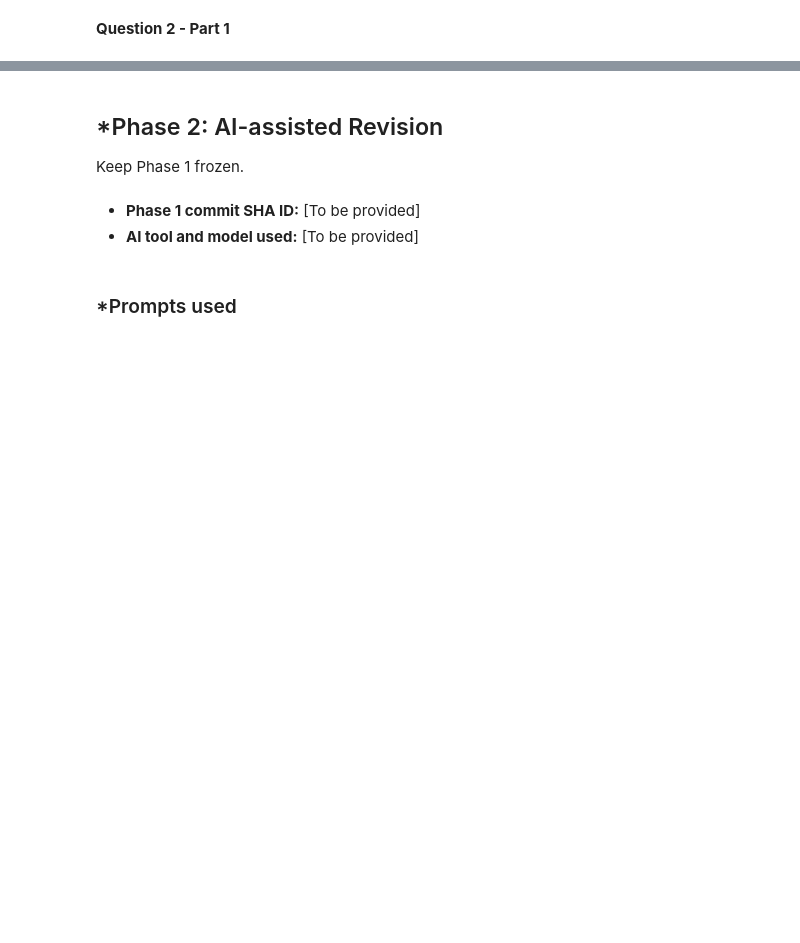
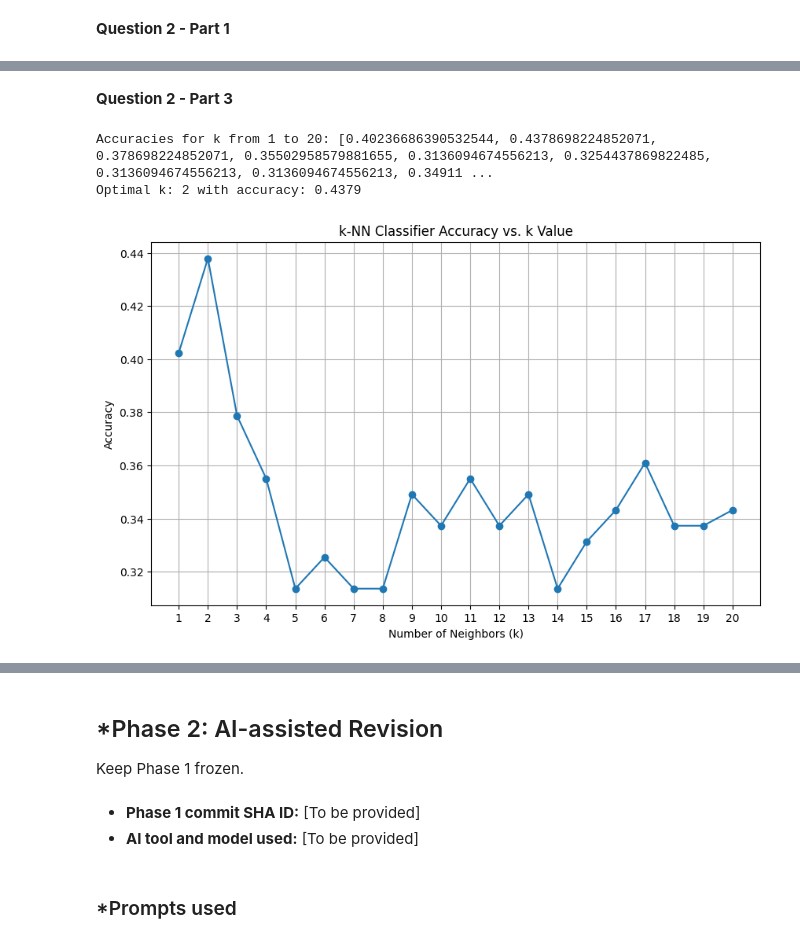
Before and after one commit to nithyasg05/A03-knn, a Jupyter notebook: DS 3001 - A03.ipynb, the cells around one changed output, grey strips where cells are left out. Drawn from its saved outputs; the diff is of its cells as text; code cells hidden in the pictures; blank space fills up the shorter version.

```diff
--- a/DS 3001 - A03.ipynb
+++ b/DS 3001 - A03.ipynb
@@ -55,0 +173,18 @@ SyntaxError: invalid syntax (2053585921.py, line 1)
+# %%
+from sklearn.model_selection import train_test_split
+
+X = df_mines[['voltage', 'height', 'soil']]
+y = df_mines['mine_type']
+
+X_train, X_test, y_train, y_test = train_test_split(X, y, test_size=0.5, random_state=42, stratify=y)
+
+print(f"X_train shape: {X_train.shape}")
+print(f"X_test shape: {X_test.shape}")
+print(f"y_train shape: {y_train.shape}")
+print(f"y_test shape: {y_test.shape}")
+
+print("\nDistribution of mine_type in y_train:")
+print(y_train.value_counts(normalize=True))
+
+print("\nDistribution of mine_type in y_test:")
+print(y_test.value_counts(normalize=True))
@@ -55,0 +209,31 @@ SyntaxError: invalid syntax (2053585921.py, line 1)
+# %% [markdown]
+**Question 2 - Part 3**
+# %%
+from sklearn.neighbors import KNeighborsClassifier
+from sklearn import metrics
+
+accuracies = []
+
+for k in range(1, 21):
+    knn = KNeighborsClassifier(n_neighbors=k)
+    knn.fit(X_train, y_train)
+    y_pred = knn.predict(X_test)
+    accuracy = metrics.accuracy_score(y_test, y_pred)
+    accuracies.append(accuracy)
+
+optimal_k = accuracies.index(max(accuracies)) + 1
+print(f"Accuracies for k from 1 to 20: {accuracies}")
+print(f"Optimal k: {optimal_k} with accuracy: {max(accuracies):.4f}")
+
+plt.figure(figsize=(10, 6))
+plt.plot(range(1, 21), accuracies, marker='o')
+plt.title('k-NN Classifier Accuracy vs. k Value')
+plt.xlabel('Number of Neighbors (k)')
+plt.ylabel('Accuracy')
+plt.xticks(range(1, 21))
+plt.grid(True)
+plt.show()
+# %% [output]
+Accuracies for k from 1 to 20: [0.40236686390532544, 0.4378698224852071, 0.378698224852071, 0.35502958579881655, 0.3136094674556213, 0.3254437869822485, 0.3136094674556213, 0.3136094674556213, 0.34911 ...
+Optimal k: 2 with accuracy: 0.4379
+[figure, added]
```
Also changed, not shown: parts of 26 cells of this notebook.
